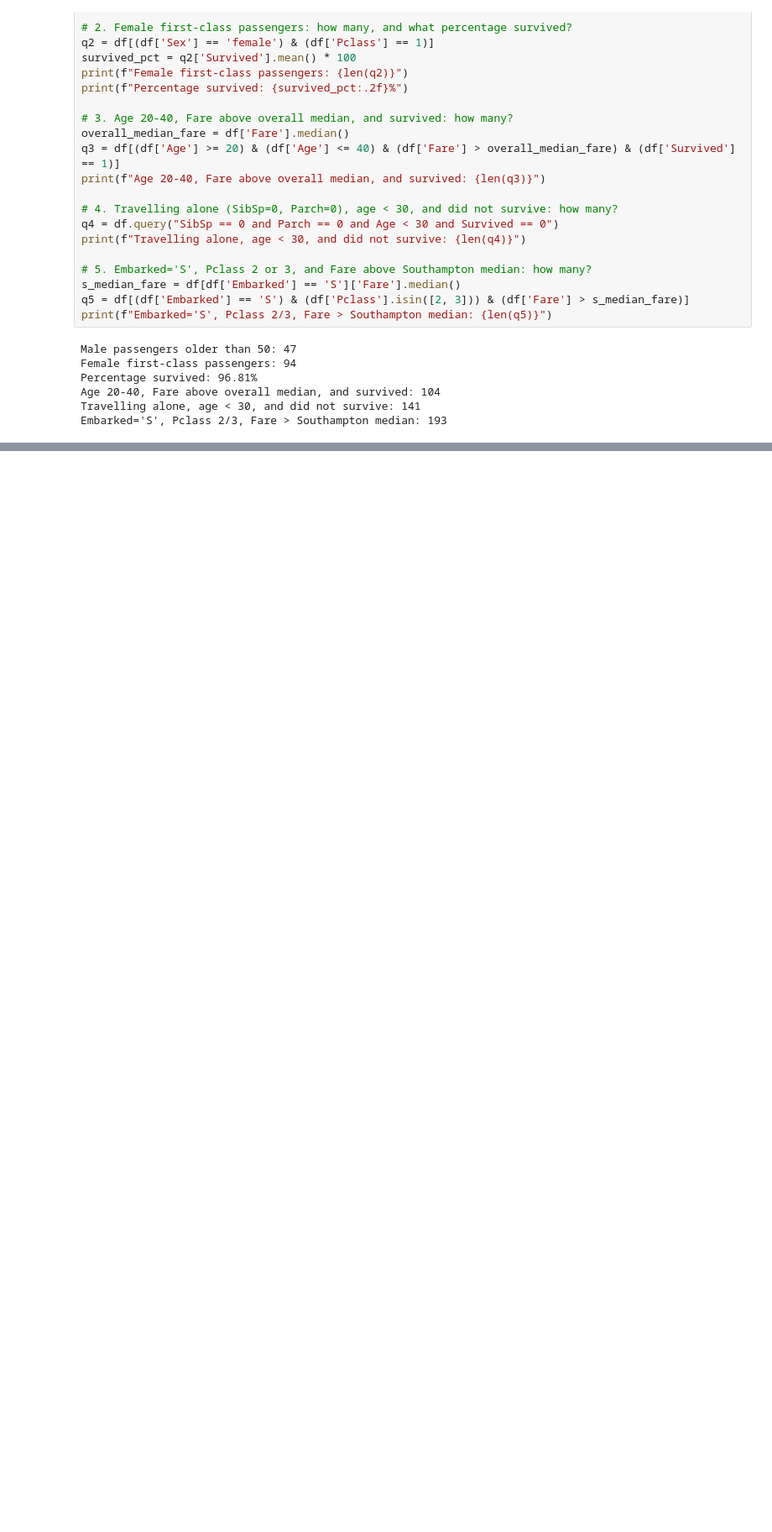
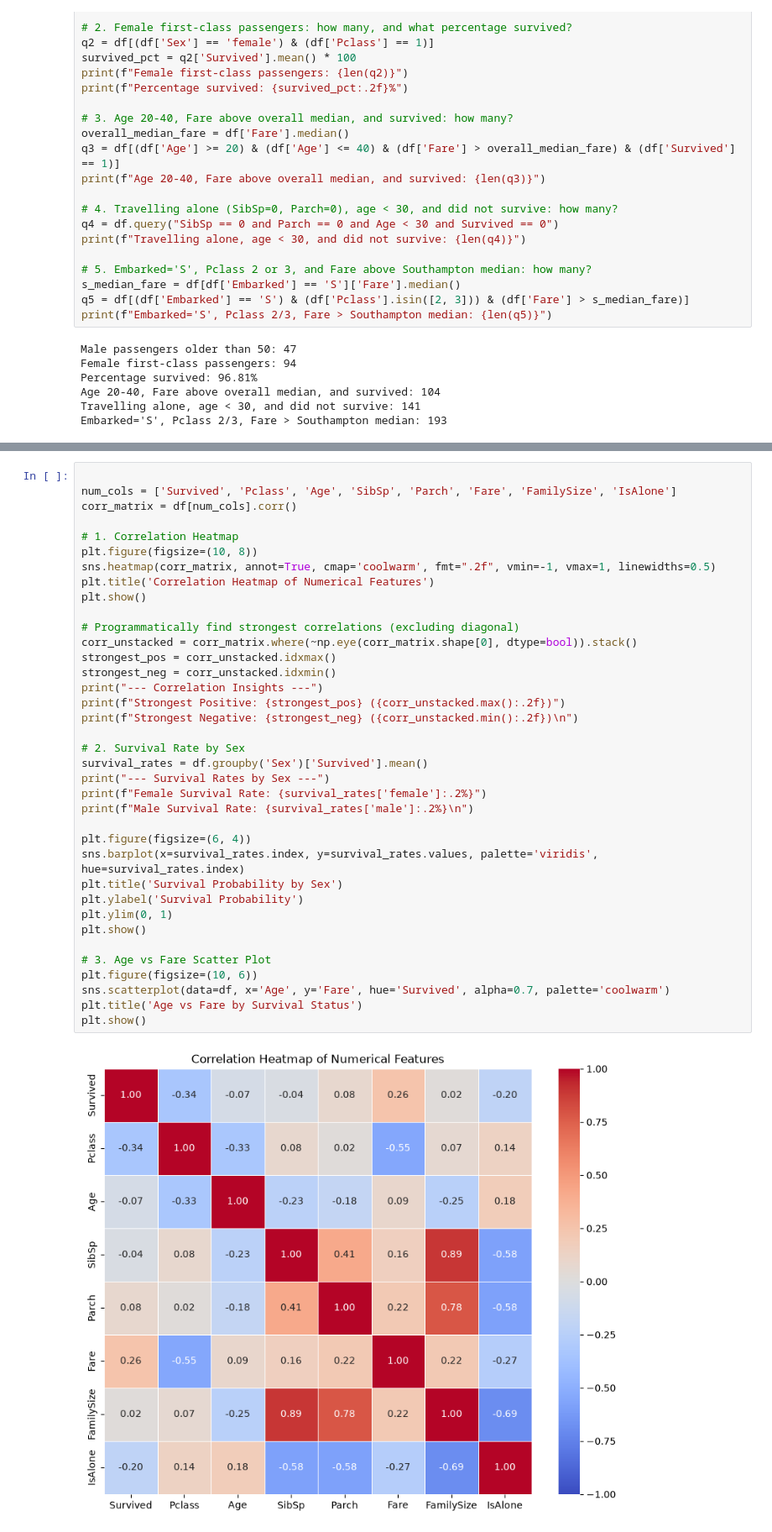
Before and after one commit to Aum-Tailor/202618026_AumTailor_DS605, a Jupyter notebook: 202618026_lab_2/LAB_02.ipynb, the cells around one changed output, grey strips where cells are left out. Shown at 84% size. Saved outputs shown, nothing was run; the diff lists cells and outputs as text; blank space fills up the shorter version.

```diff
--- a/202618026_lab_2/LAB_02.ipynb
+++ b/202618026_lab_2/LAB_02.ipynb
@@ -332,0 +376,39 @@ Number of Fare Outliers: 116
+# %%
+
+num_cols = ['Survived', 'Pclass', 'Age', 'SibSp', 'Parch', 'Fare', 'FamilySize', 'IsAlone']
+corr_matrix = df[num_cols].corr()
+
+# 1. Correlation Heatmap
+plt.figure(figsize=(10, 8))
+sns.heatmap(corr_matrix, annot=True, cmap='coolwarm', fmt=".2f", vmin=-1, vmax=1, linewidths=0.5)
+plt.title('Correlation Heatmap of Numerical Features')
+plt.show()
+
+# Programmatically find strongest correlations (excluding diagonal)
+corr_unstacked = corr_matrix.where(~np.eye(corr_matrix.shape[0], dtype=bool)).stack()
+strongest_pos = corr_unstacked.idxmax()
+strongest_neg = corr_unstacked.idxmin()
+print("--- Correlation Insights ---")
+print(f"Strongest Positive: {strongest_pos} ({corr_unstacked.max():.2f})")
+print(f"Strongest Negative: {strongest_neg} ({corr_unstacked.min():.2f})\n")
+
+# 2. Survival Rate by Sex
+survival_rates = df.groupby('Sex')['Survived'].mean()
+print("--- Survival Rates by Sex ---")
+print(f"Female Survival Rate: {survival_rates['female']:.2%}")
+print(f"Male Survival Rate: {survival_rates['male']:.2%}\n")
+
+plt.figure(figsize=(6, 4))
+sns.barplot(x=survival_rates.index, y=survival_rates.values, palette='viridis', hue=survival_rates.index)
+plt.title('Survival Probability by Sex')
+plt.ylabel('Survival Probability')
+plt.ylim(0, 1)
+plt.show()
+
+# 3. Age vs Fare Scatter Plot
+plt.figure(figsize=(10, 6))
+sns.scatterplot(data=df, x='Age', y='Fare', hue='Survived', alpha=0.7, palette='coolwarm')
+plt.title('Age vs Fare by Survival Status')
+plt.show()
+# %% [output]
+[figure, added]
```
Also changed, not shown: parts of 17 cells of this notebook, 2 other files.
